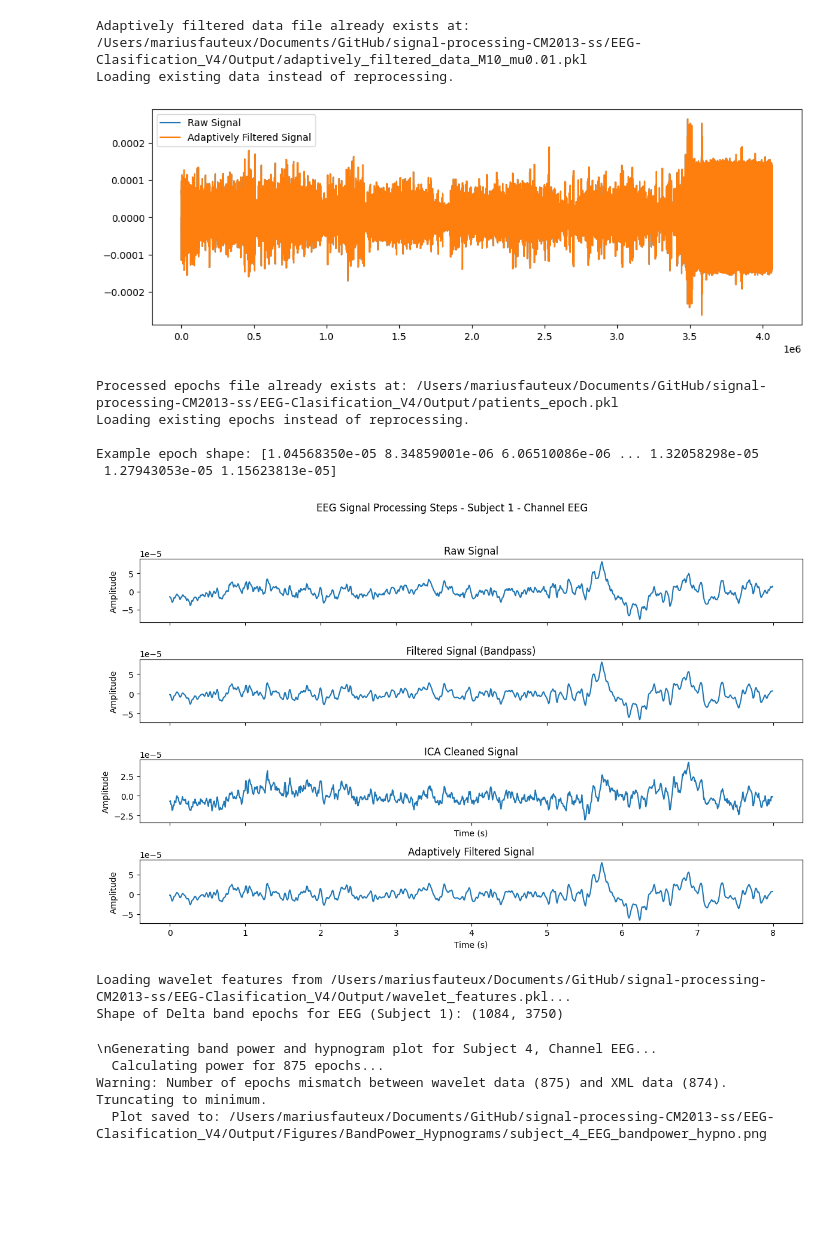
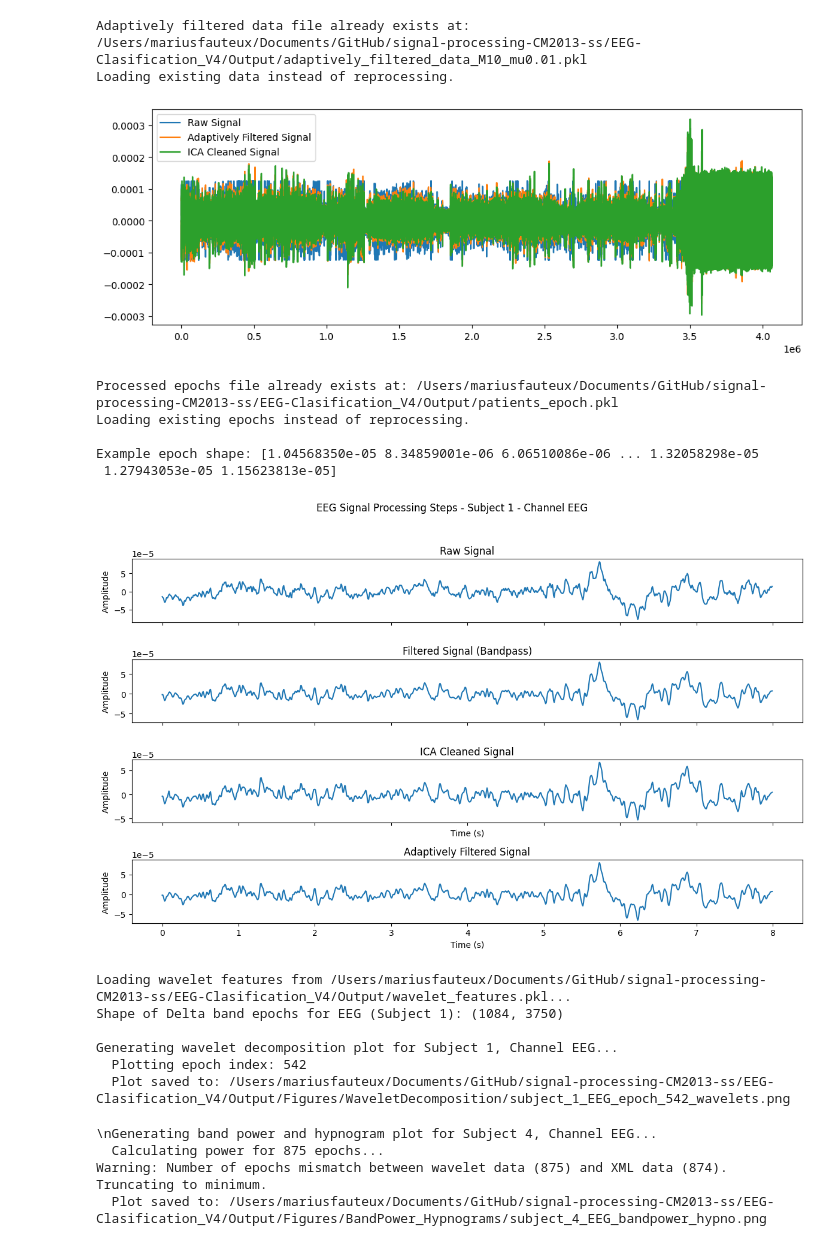
Before and after one commit to markus-marandi/signal-processing-CM2013-ss, a Jupyter notebook: EEG-Clasification_V4/Notebook_V2.ipynb, the cells around one changed output. Cells and saved outputs as stored; diff of their text form; code cells hidden in the pictures; blank space fills up the shorter version.

```diff
--- a/EEG-Clasification_V4/Notebook_V2.ipynb
+++ b/EEG-Clasification_V4/Notebook_V2.ipynb
@@ -21,7 +21,8 @@ channels = {
     4: 'EMG',   # 0-based index for position 5
     5: 'EOG(L)',  # 0-based index for position 6
     6: 'EOG(R)',  # 0-based index for position 7
-    7: 'EEG'    # 0-based index for position 8
+    7: 'EEG',    # 0-based index for position 8
+    10: 'ABDO RES'  # 0-based index for position 11
 }
 
 # Create a dict for sampling rate
@@ -31,7 +32,8 @@ sampling_rate = {
     4: 125,   # 0-based index for position 5
     5: 125,  # 0-based index for position 6
     6: 125,  # 0-based index for position 7
-    7: 125   # 0-based index for position 8
+    7: 125,   # 0-based index for position 8
+    10: 125   # 0-based index for position 11
 }
 
 # File paths
@@ -121,12 +203,13 @@ Loading existing data instead of reprocessing.
 # %%
 # Overlay the adaptively filtered signal with the raw signal
 plt.figure(figsize=(12, 4))
-plt.plot(filtered_data[0][channels[7]], label='Raw Signal')
+plt.plot(raw_data[0][channels[7]], label='Raw Signal')
 plt.plot(adaptively_filtered_data[0][channels[7]], label='Adaptively Filtered Signal')
+plt.plot(ica_cleaned_data[0][channels[7]], label='ICA Cleaned Signal')
 plt.legend()
 plt.show()
 # %% [output]
-[figure, old version]
+[figure, new version]
 # %%
 processed_data = prepro_lib.create_epochs(adaptively_filtered_data, channels, sampling_rate, output_dir)
 print(f"\nExample epoch shape: {processed_data[1][channels[5]][0]}") # ica_cleaned_data
@@ -196,15 +279,29 @@ if len(raw_segment) > 0:
 else:
     print(f"Warning: Selected segment for channel '{channel_name}' (Subject {subject_index + 1}) is empty.")
 # %% [output]
-[figure, old version]
+[figure, new version]
 # %%
-wavelet_data = prepro_lib.wavelet_decomposition(processed_data, channels, sampling_rate, output_dir)
+wavelet_data = prepro_lib.wavelet_decomposition(adaptively_filtered_data, channels, sampling_rate, output_dir)
 
 if wavelet_data and channels[7] in wavelet_data[0]:
         print(f"Shape of Delta band epochs for {channels[7]} (Subject 1): {wavelet_data[0][channels[7]]['Delta'].shape}")
+
+prepro_lib.plot_wavelet_decomposition(
+    wavelet_data=wavelet_data,
+    channels=channels,
+    sampling_rate=sampling_rate,
+    output_dir=output_dir,
+    subject_index=0,         # First subject
+    eeg_channel_name='EEG'   # Specify channel
+    # epoch_to_plot=100      # Optional: specify a different epoch index
+)
 # %% [output]
 Loading wavelet features from /Users/mariusfauteux/Documents/GitHub/signal-processing-CM2013-ss/EEG-Clasification_V4/Output/wavelet_features.pkl...
 Shape of Delta band epochs for EEG (Subject 1): (1084, 3750)
+
+Generating wavelet decomposition plot for Subject 1, Channel EEG...
+  Plotting epoch index: 542
+  Plot saved to: /Users/mariusfauteux/Documents/GitHub/signal-processing-CM2013-ss/EEG-Clasification_V4/Output/Figures/WaveletDecomposition/subject_1_EEG_epoch_542_wavelets.png
 # %%
 prepro_lib.plot_band_power_with_stages(
     wavelet_data=wavelet_data,
```
Also changed, not shown: parts of 5 cells of this notebook, 11 other files.
